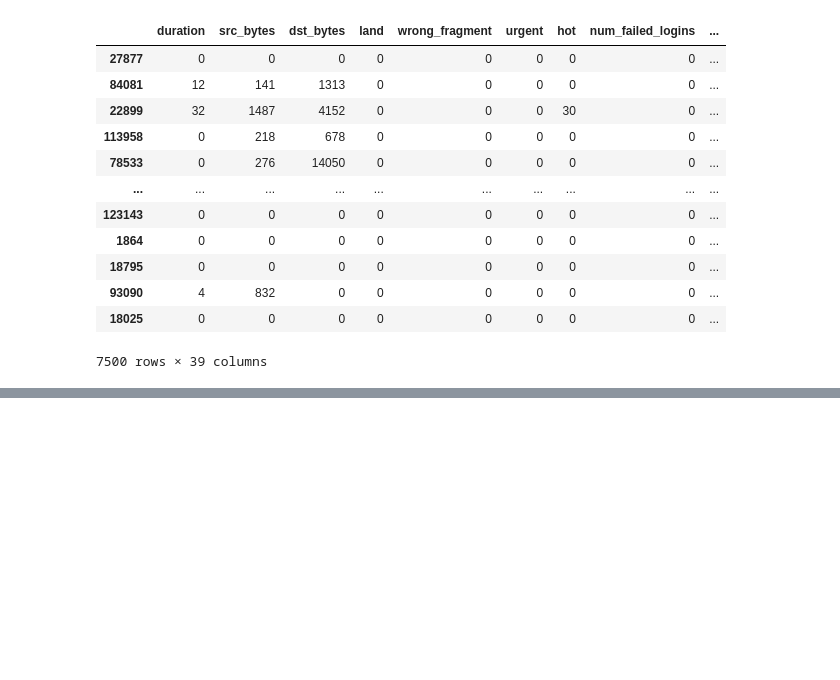
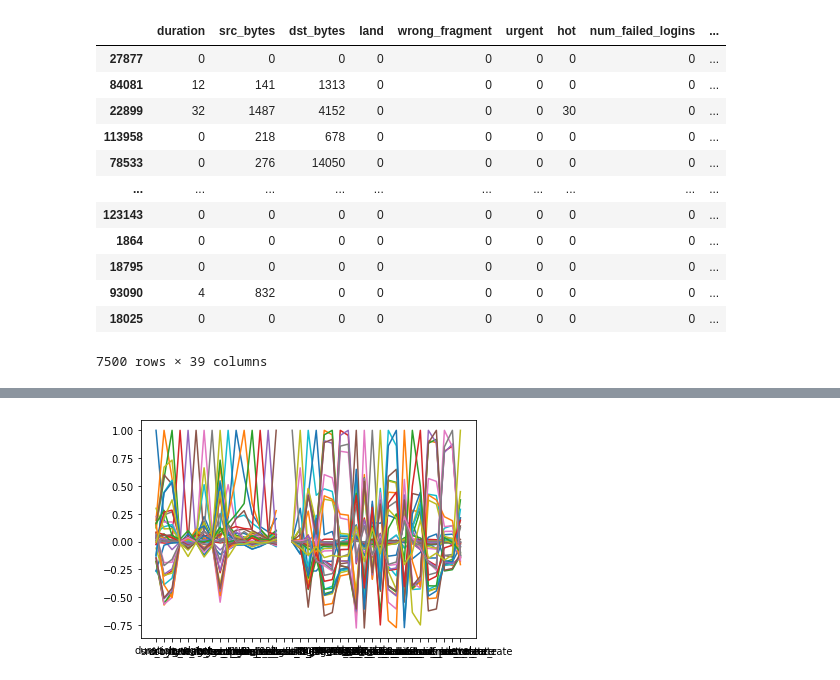
Before and after one commit to RedBatProject/Learning-tools, a Jupyter notebook: data_science.ipynb, the cells around one changed output, grey strips where cells are left out. Cells and saved outputs as stored; diff of their text form; code cells hidden in the pictures; blank space fills up the shorter version.

```diff
--- a/data_science.ipynb
+++ b/data_science.ipynb
@@ -1105,8 +1231,8 @@ RandomForestClassifier()
 # %%
 # Confusion Matrix:
 from sklearn.metrics import confusion_matrix, plot_confusion_matrix, classification_report
-df = pd.DataFrame(confusion_matrix(Y_test, clf.predict(X_test.drop('text', axis=1))), columns=list(set(Y_test)))
-df.index = list(set(Y_test))
+dfO = pd.DataFrame(confusion_matrix(Y_test, clf.predict(X_test)), columns=list(set(Y_test)))
+dfO.index = list(set(Y_test))
 
 print('The Confusion Matrix, printed as a DataFrame:')
-df
+dfO
@@ -1112,0 +1340,3 @@ df
+# %%
+corr = df.corr(method='kendall')
+corr
@@ -1112,0 +1361,4 @@ df
+# %%
+plt.plot(corr);
+# %% [output]
+[figure, added]
```
Also changed, not shown: parts of 41 cells of this notebook.
